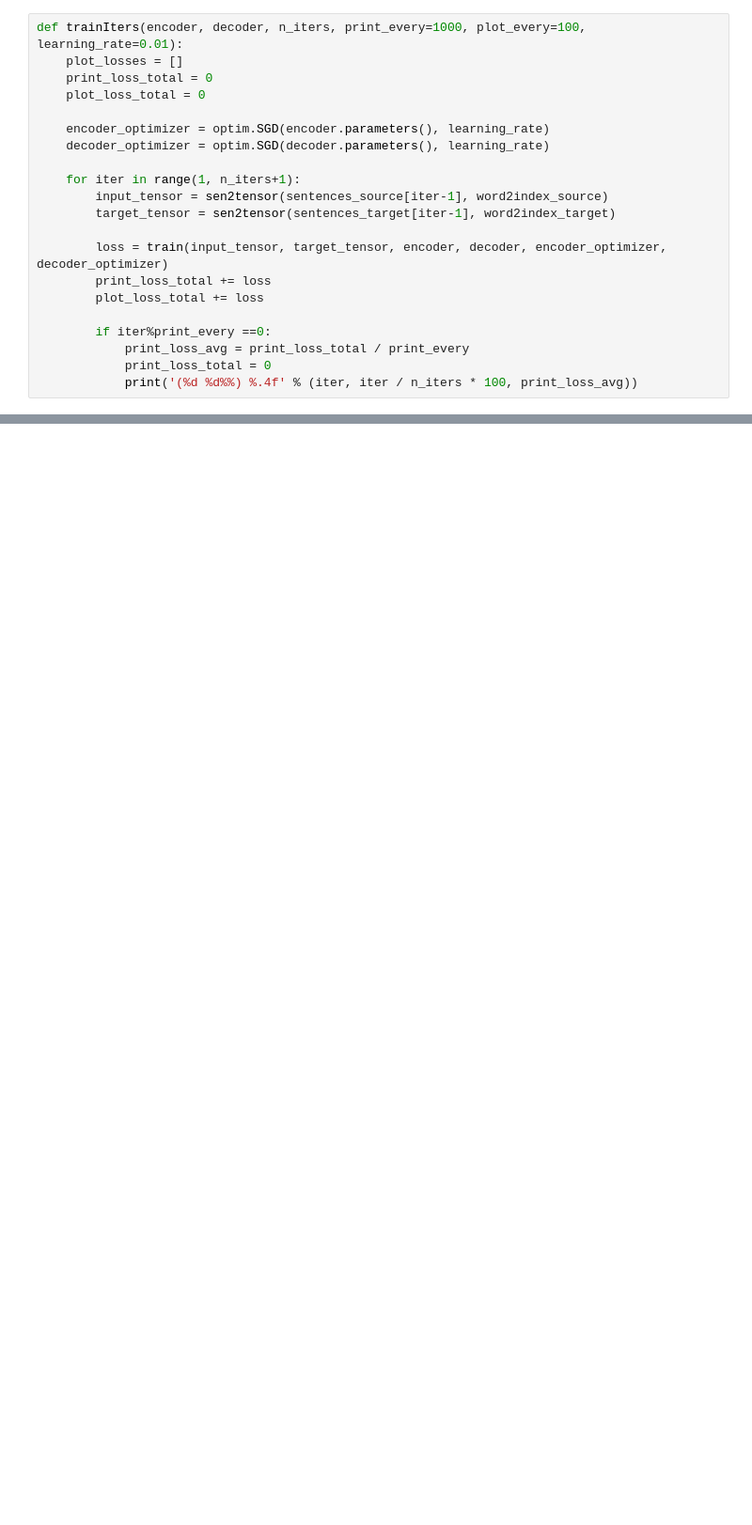
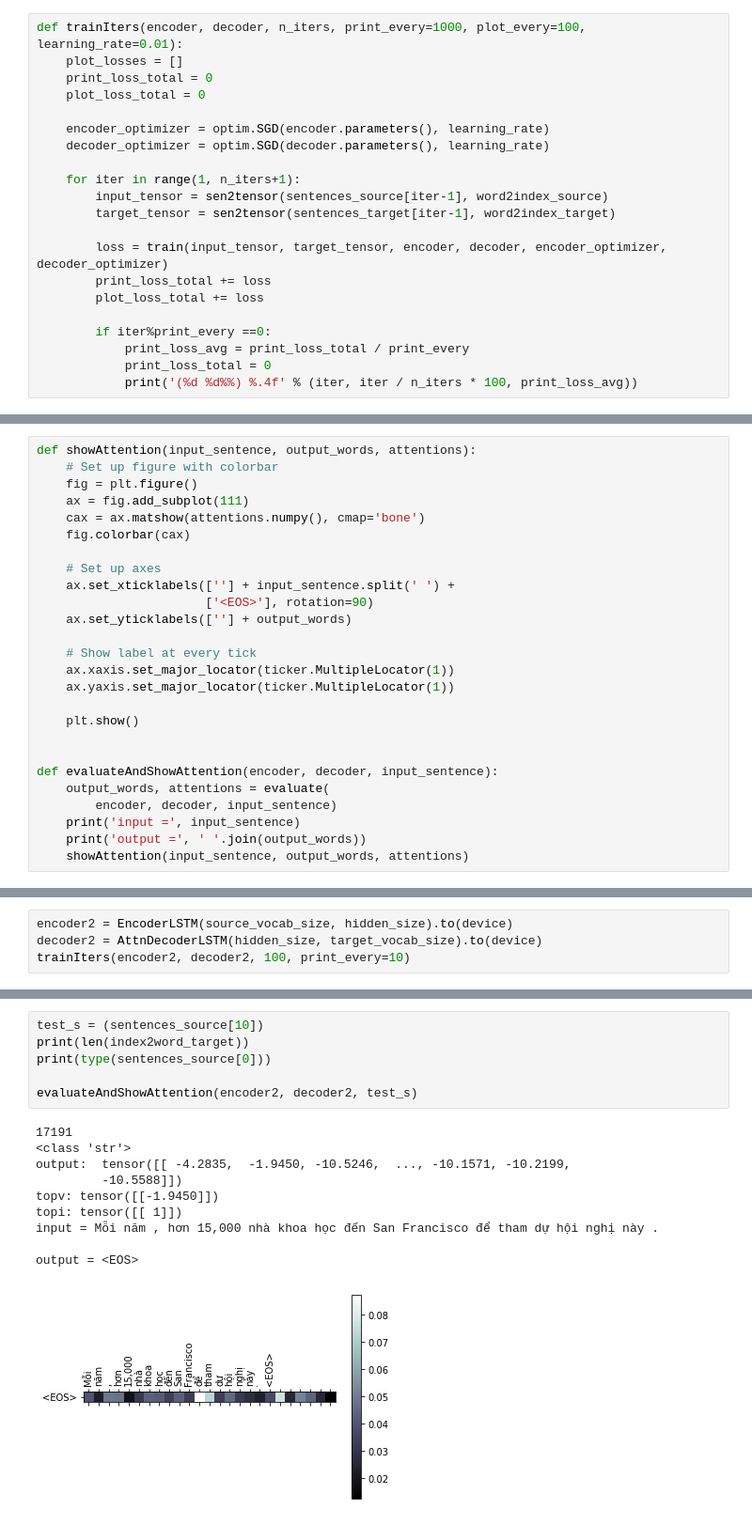
Before and after one commit to elvis-lee/NMT, a Jupyter notebook: CS294-129/base.ipynb, the cells around one changed output, grey strips where cells are left out. Shown at 94% size. Cells and saved outputs as stored; diff of their text form; blank space fills up the shorter version.

Commit message:
evaluate

```diff
--- a/CS294-129/base.ipynb
+++ b/CS294-129/base.ipynb
@@ -156 +332,27 @@ def trainIters(encoder, decoder, n_iters, print_every=1000, plot_every=100, lear
+# %%
+def showAttention(input_sentence, output_words, attentions):
+    # Set up figure with colorbar
+    fig = plt.figure()
+    ax = fig.add_subplot(111)
+    cax = ax.matshow(attentions.numpy(), cmap='bone')
+    fig.colorbar(cax)
+
+    # Set up axes
+    ax.set_xticklabels([''] + input_sentence.split(' ') +
+                       ['<EOS>'], rotation=90)
+    ax.set_yticklabels([''] + output_words)
+
+    # Show label at every tick
+    ax.xaxis.set_major_locator(ticker.MultipleLocator(1))
+    ax.yaxis.set_major_locator(ticker.MultipleLocator(1))
+
+    plt.show()
+
+
+def evaluateAndShowAttention(encoder, decoder, input_sentence):
+    output_words, attentions = evaluate(
+        encoder, decoder, input_sentence)
+    print('input =', input_sentence)
+    print('output =', ' '.join(output_words))
+    showAttention(input_sentence, output_words, attentions)
 # %%
@@ -178,0 +362,4 @@ KeyboardInterrupt:
+# %%
+encoder2 = EncoderLSTM(source_vocab_size, hidden_size).to(device)
+decoder2 = AttnDecoderLSTM(hidden_size, target_vocab_size).to(device)
+trainIters(encoder2, decoder2, 100, print_every=10)
@@ -178,0 +379,17 @@ KeyboardInterrupt:
+# %%
+test_s = (sentences_source[10])
+print(len(index2word_target))
+print(type(sentences_source[0]))
+
+evaluateAndShowAttention(encoder2, decoder2, test_s)
+# %% [output]
+17191
+<class 'str'>
+output:  tensor([[ -4.2835,  -1.9450, -10.5246,  ..., -10.1571, -10.2199,
+         -10.5588]])
+topv: tensor([[-1.9450]])
+topi: tensor([[ 1]])
+input = Mỗi năm , hơn 15,000 nhà khoa học đến San Francisco để tham dự hội nghị này .
+
+output = <EOS>
+[figure, added]
```
Also changed, not shown: parts of 14 cells of this notebook.
